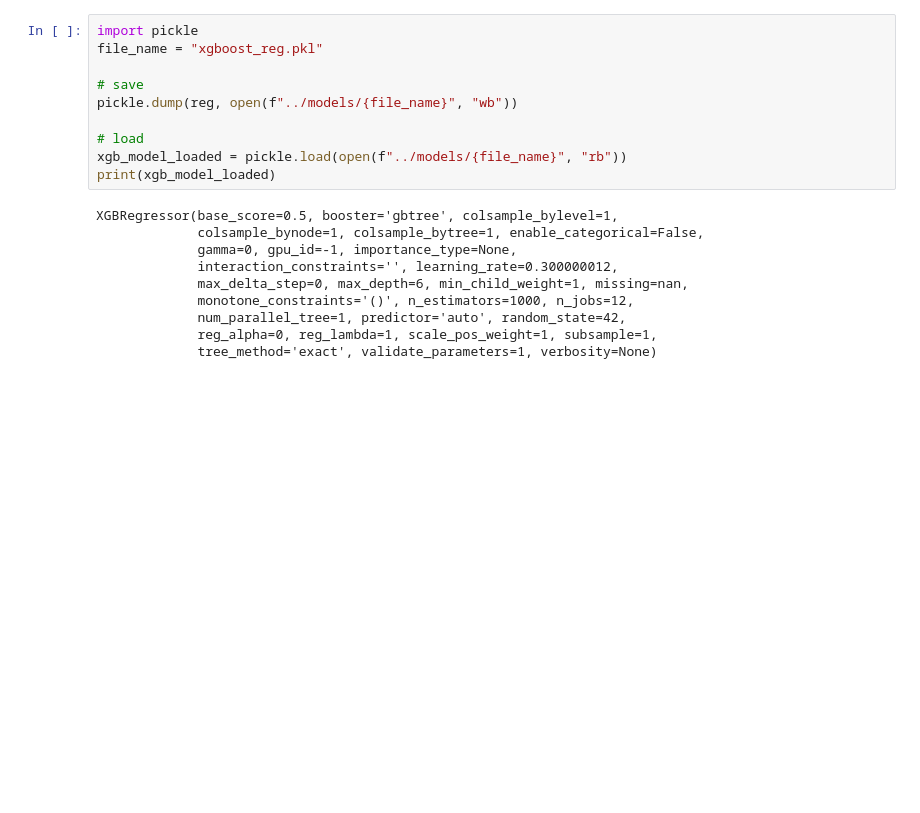
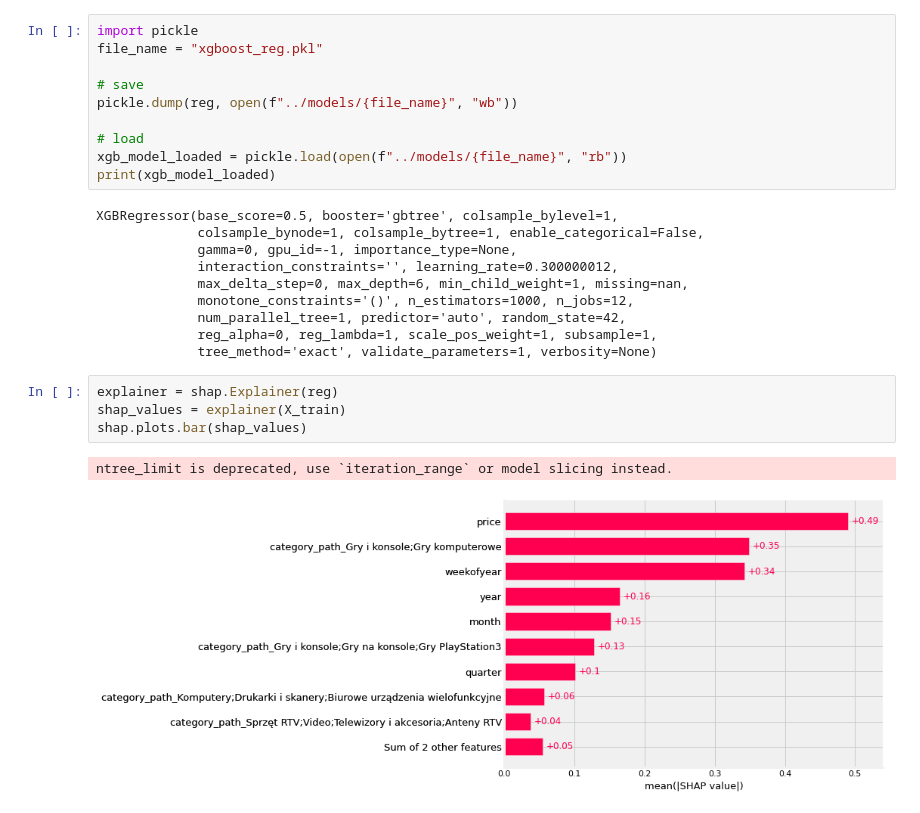
Before and after one commit to vladkyr/ium-21z, a Jupyter notebook: notebooks/new_xgboost.ipynb, the cells around one changed output. Drawn from its saved outputs; the diff is of its cells as text; blank space fills up the shorter version.

```diff
--- a/notebooks/new_xgboost.ipynb
+++ b/notebooks/new_xgboost.ipynb
@@ -246,3 +249,10 @@ XGBRegressor(base_score=0.5, booster='gbtree', colsample_bylevel=1,
              num_parallel_tree=1, predictor='auto', random_state=42,
              reg_alpha=0, reg_lambda=1, scale_pos_weight=1, subsample=1,
              tree_method='exact', validate_parameters=1, verbosity=None)
+# %%
+explainer = shap.Explainer(reg)
+shap_values = explainer(X_train)
+shap.plots.bar(shap_values)
+# %% [output]
+ntree_limit is deprecated, use `iteration_range` or model slicing instead.
+[figure, added]
```
Also changed, not shown: parts of 2 cells of this notebook, 2 other files.
